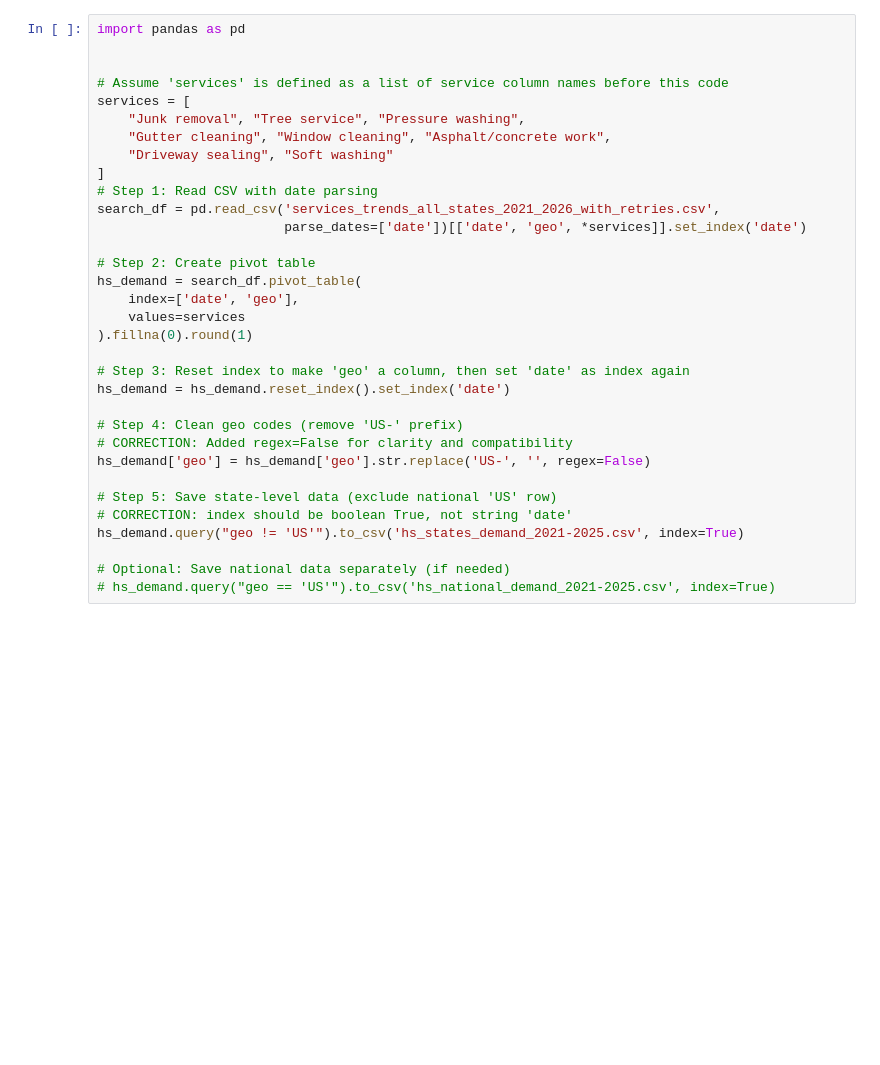
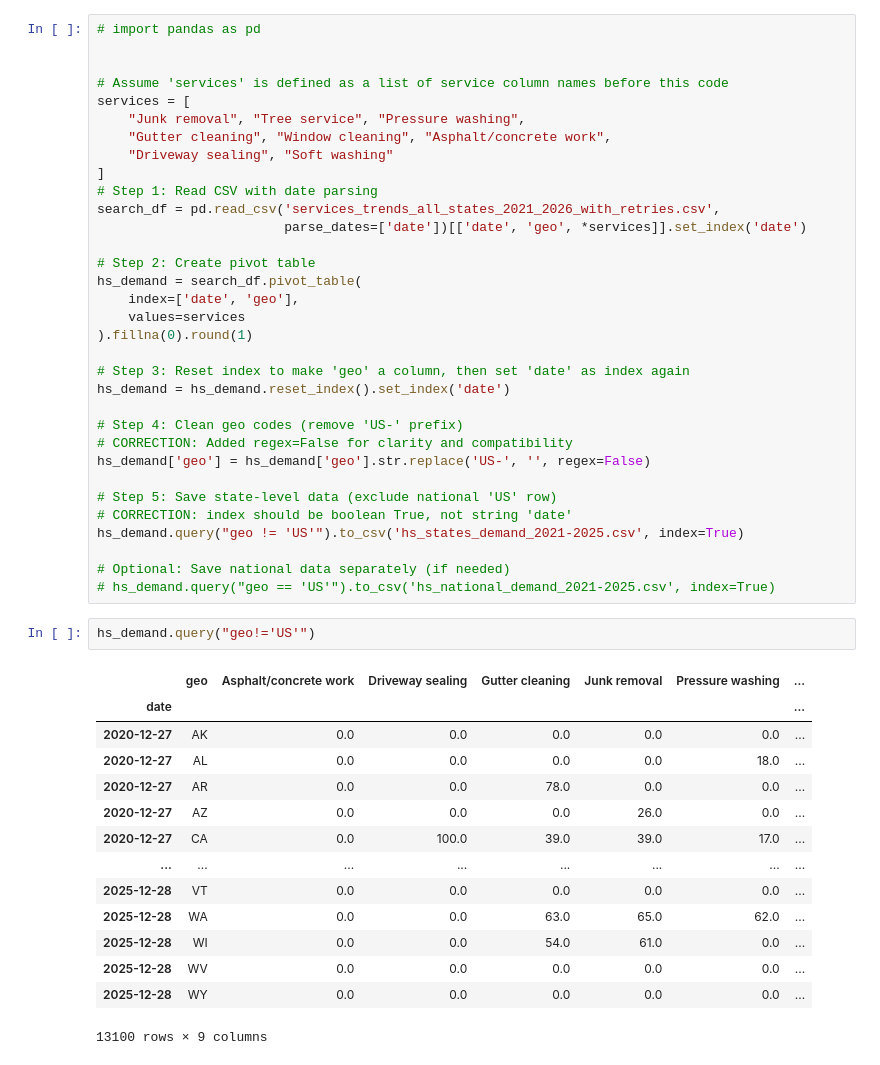
Before and after one commit to aaysul/home-services-opportunity-analyzer, a Jupyter notebook: notebooks/demand_pytrends.ipynb, the cells around one changed output. Saved outputs shown, nothing was run; the diff lists cells and outputs as text; blank space fills up the shorter version.

```diff
--- a/notebooks/demand_pytrends.ipynb
+++ b/notebooks/demand_pytrends.ipynb
@@ -113,5 +131,5 @@ print("\n🎉 Script completed!")
 # %%
-import pandas as pd
+# import pandas as pd
 
 
 # Assume 'services' is defined as a list of service column names before this code
@@ -143,3 +161,20 @@ hs_demand.query("geo != 'US'").to_csv('hs_states_demand_2021-2025.csv', index=Tr
 
 # Optional: Save national data separately (if needed)
 # hs_demand.query("geo == 'US'").to_csv('hs_national_demand_2021-2025.csv', index=True)
+# %%
+hs_demand.query("geo!='US'")
+# %% [output]
+|  | geo | Asphalt/concrete work | Driveway sealing | Gutter cleaning | Junk removal | Pressure washing | ... |
+| date |  |  |  |  |  |  | ... |
+| 2020-12-27 | AK | 0.0 | 0.0 | 0.0 | 0.0 | 0.0 | ... |
+| 2020-12-27 | AL | 0.0 | 0.0 | 0.0 | 0.0 | 18.0 | ... |
+| 2020-12-27 | AR | 0.0 | 0.0 | 78.0 | 0.0 | 0.0 | ... |
+| 2020-12-27 | AZ | 0.0 | 0.0 | 0.0 | 26.0 | 0.0 | ... |
+| 2020-12-27 | CA | 0.0 | 100.0 | 39.0 | 39.0 | 17.0 | ... |
+| ... | ... | ... | ... | ... | ... | ... | ... |
+| 2025-12-28 | VT | 0.0 | 0.0 | 0.0 | 0.0 | 0.0 | ... |
+| 2025-12-28 | WA | 0.0 | 0.0 | 63.0 | 65.0 | 62.0 | ... |
+| 2025-12-28 | WI | 0.0 | 0.0 | 54.0 | 61.0 | 0.0 | ... |
+| 2025-12-28 | WV | 0.0 | 0.0 | 0.0 | 0.0 | 0.0 | ... |
+| 2025-12-28 | WY | 0.0 | 0.0 | 0.0 | 0.0 | 0.0 | ... |
+13100 rows × 9 columns
```
Also changed, not shown: parts of 2 cells of this notebook.
